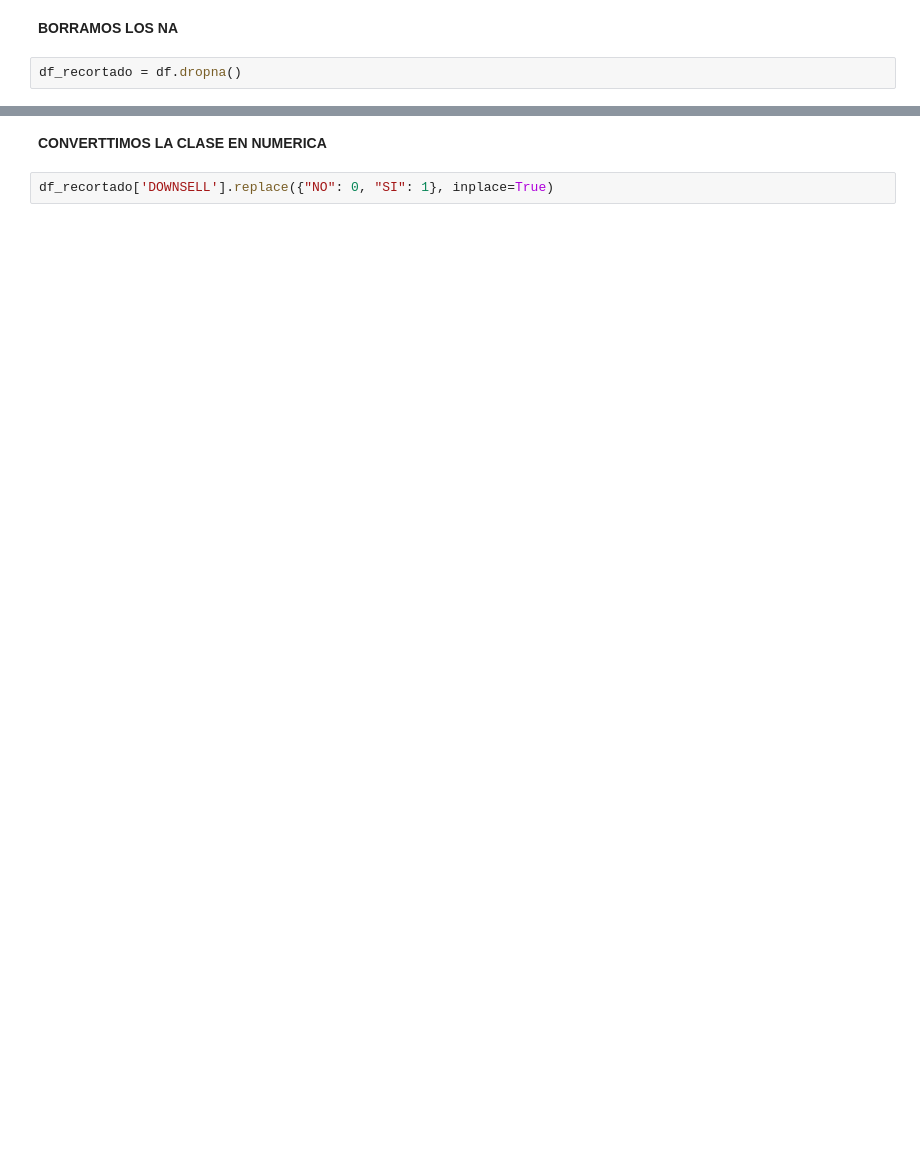
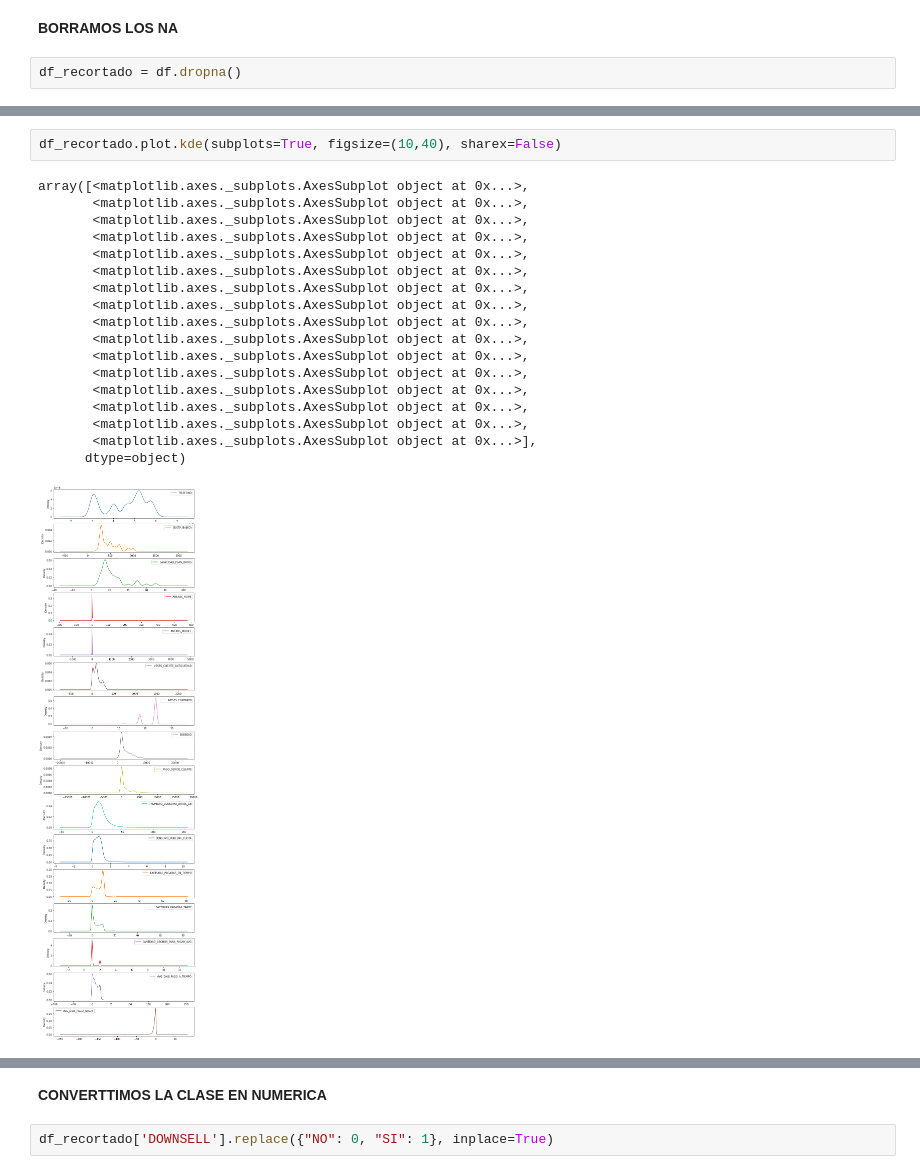
Before and after one commit to chiruconew/EXTRA, a Jupyter notebook: MODELO.ipynb, the cells around one changed output, grey strips where cells are left out. Saved outputs shown, nothing was run; the diff lists cells and outputs as text; blank space fills up the shorter version.

```diff
--- a/MODELO.ipynb
+++ b/MODELO.ipynb
@@ -27,0 +62,21 @@ df_recortado = df.dropna()
+# %%
+df_recortado.plot.kde(subplots=True, figsize=(10,40), sharex=False)
+# %% [output]
+array([<matplotlib.axes._subplots.AxesSubplot object at 0x...>,
+       <matplotlib.axes._subplots.AxesSubplot object at 0x...>,
+       <matplotlib.axes._subplots.AxesSubplot object at 0x...>,
+       <matplotlib.axes._subplots.AxesSubplot object at 0x...>,
+       <matplotlib.axes._subplots.AxesSubplot object at 0x...>,
+       <matplotlib.axes._subplots.AxesSubplot object at 0x...>,
+       <matplotlib.axes._subplots.AxesSubplot object at 0x...>,
+       <matplotlib.axes._subplots.AxesSubplot object at 0x...>,
+       <matplotlib.axes._subplots.AxesSubplot object at 0x...>,
+       <matplotlib.axes._subplots.AxesSubplot object at 0x...>,
+       <matplotlib.axes._subplots.AxesSubplot object at 0x...>,
+       <matplotlib.axes._subplots.AxesSubplot object at 0x...>,
+       <matplotlib.axes._subplots.AxesSubplot object at 0x...>,
+       <matplotlib.axes._subplots.AxesSubplot object at 0x...>,
+       <matplotlib.axes._subplots.AxesSubplot object at 0x...>,
+       <matplotlib.axes._subplots.AxesSubplot object at 0x...>],
+      dtype=object)
+[figure, added]
```
Also changed, not shown: parts of 22 cells of this notebook.
